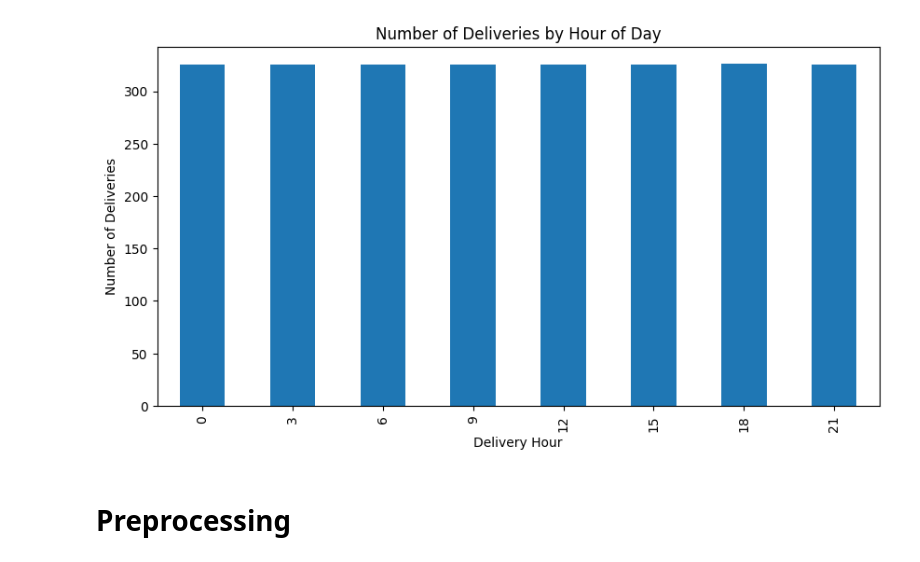
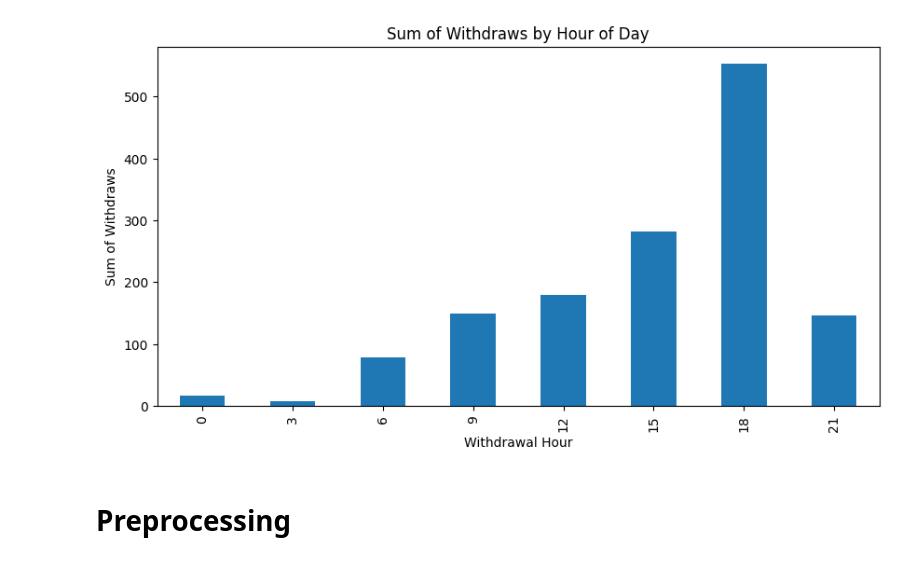
Before and after one commit to chauanphu/pl-forecasting, a Jupyter notebook: solution.ipynb, the cells around one changed output. Cells and saved outputs as stored; diff of their text form; code cells hidden in the pictures.

```diff
--- a/solution.ipynb
+++ b/solution.ipynb
@@ -43,8 +74,10 @@ df.head()
 # %%
-df.groupby('Delivery Hour').size().plot(kind='bar', figsize=(10, 5))
-plt.xlabel('Delivery Hour')
-plt.ylabel('Number of Deliveries')
-plt.title('Number of Deliveries by Hour of Day')
+
+mean_by_hour = df.groupby('Hour')[f"size_{LOCKER_SIZE}_withdraw"].sum()
+mean_by_hour.plot(kind='bar', figsize=(10, 5))
+plt.xlabel('Withdrawal Hour')
+plt.ylabel('Sum of Withdraws')
+plt.title('Sum of Withdraws by Hour of Day')
 plt.show()
 # %% [output]
-[figure, old version]
+[figure, new version]
```
Also changed, not shown: parts of 13 cells of this notebook, 3 other files.
